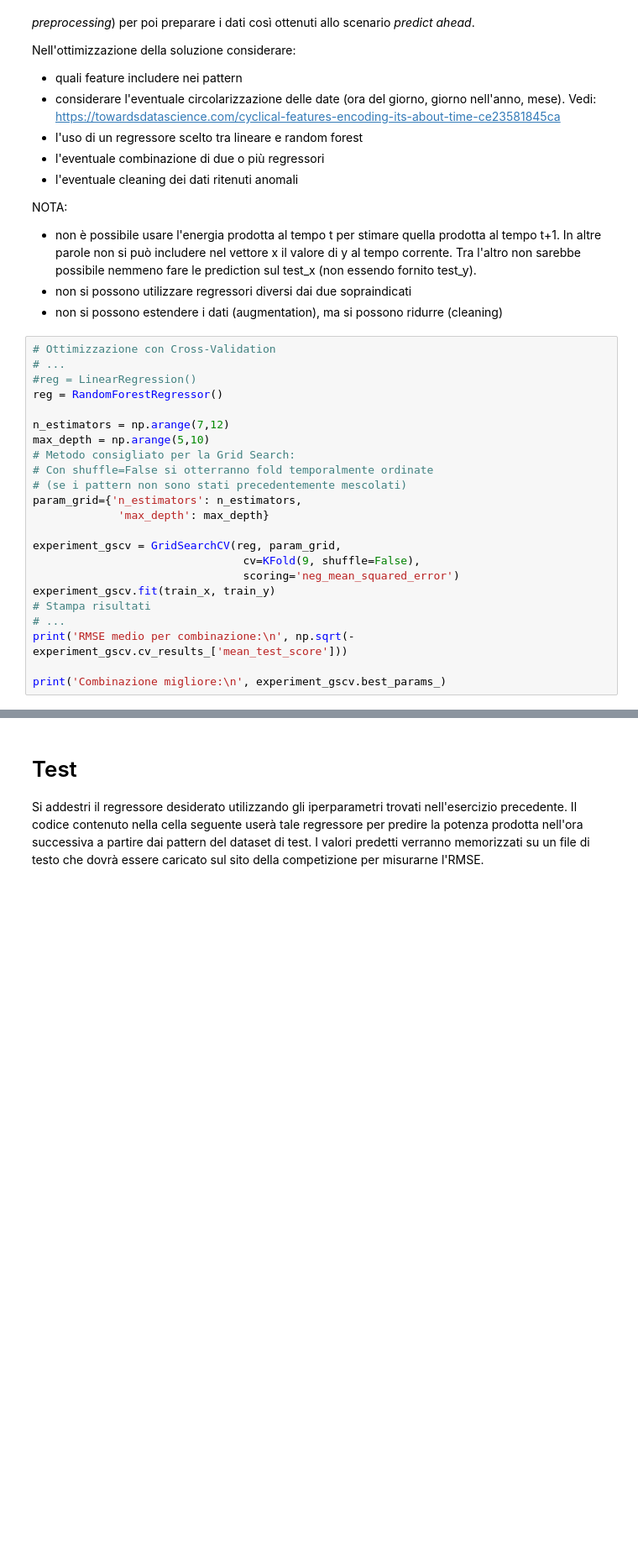
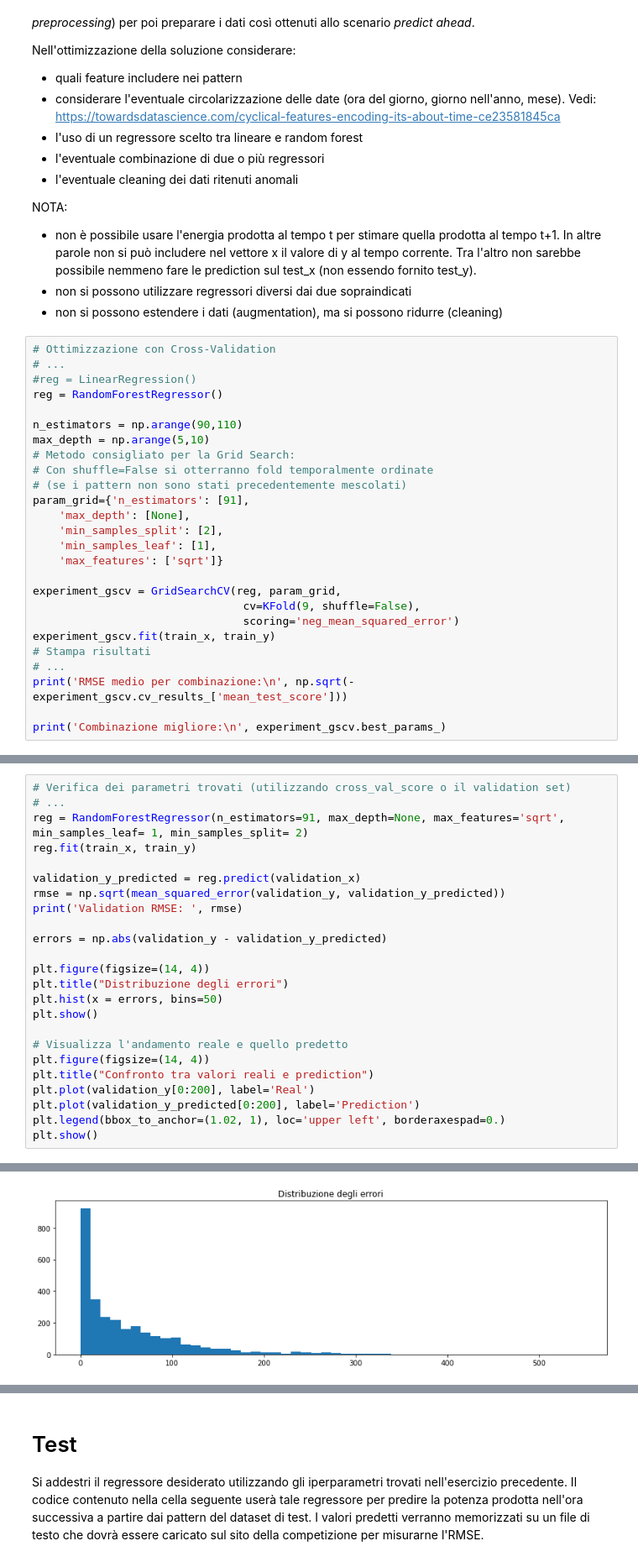
Before and after one commit to michelenardini99/MachineLearning, a Jupyter notebook: 5 - Regressione/5 - Regressione.ipynb, the cells around one changed output, grey strips where cells are left out. Shown at 84% size. Drawn from its saved outputs; the diff is of its cells as text; blank space fills up the shorter version.

```diff
--- a/5 - Regressione/5 - Regressione.ipynb
+++ b/5 - Regressione/5 - Regressione.ipynb
@@ -377,13 +377,16 @@ NOTA:
 #reg = LinearRegression()
 reg = RandomForestRegressor()
 
-n_estimators = np.arange(7,12)
+n_estimators = np.arange(90,110)
 max_depth = np.arange(5,10)
 # Metodo consigliato per la Grid Search:
 # Con shuffle=False si otterranno fold temporalmente ordinate
 # (se i pattern non sono stati precedentemente mescolati)
-param_grid={'n_estimators': n_estimators,
-             'max_depth': max_depth}
+param_grid={'n_estimators': [91],
+    'max_depth': [None],
+    'min_samples_split': [2],
+    'min_samples_leaf': [1],
+    'max_features': ['sqrt']}
 
 experiment_gscv = GridSearchCV(reg, param_grid,
                                 cv=KFold(9, shuffle=False),
@@ -408,0 +405,25 @@ Combinazione migliore:
+# %%
+# Verifica dei parametri trovati (utilizzando cross_val_score o il validation set)
+# ...
+reg = RandomForestRegressor(n_estimators=91, max_depth=None, max_features='sqrt', min_samples_leaf= 1, min_samples_split= 2)
+reg.fit(train_x, train_y)
+
+validation_y_predicted = reg.predict(validation_x)
+rmse = np.sqrt(mean_squared_error(validation_y, validation_y_predicted))
+print('Validation RMSE: ', rmse)
+
+errors = np.abs(validation_y - validation_y_predicted)
+
+plt.figure(figsize=(14, 4))
+plt.title("Distribuzione degli errori")
+plt.hist(x = errors, bins=50)
+plt.show()
+
+# Visualizza l'andamento reale e quello predetto
+plt.figure(figsize=(14, 4))
+plt.title("Confronto tra valori reali e prediction")
+plt.plot(validation_y[0:200], label='Real')
+plt.plot(validation_y_predicted[0:200], label='Prediction')
+plt.legend(bbox_to_anchor=(1.02, 1), loc='upper left', borderaxespad=0.)
+plt.show()
+# %% [output]
@@ -408,0 +431 @@ Combinazione migliore:
+[figure, added]
```
Also changed, not shown: parts of 8 cells of this notebook, 2 other files.
